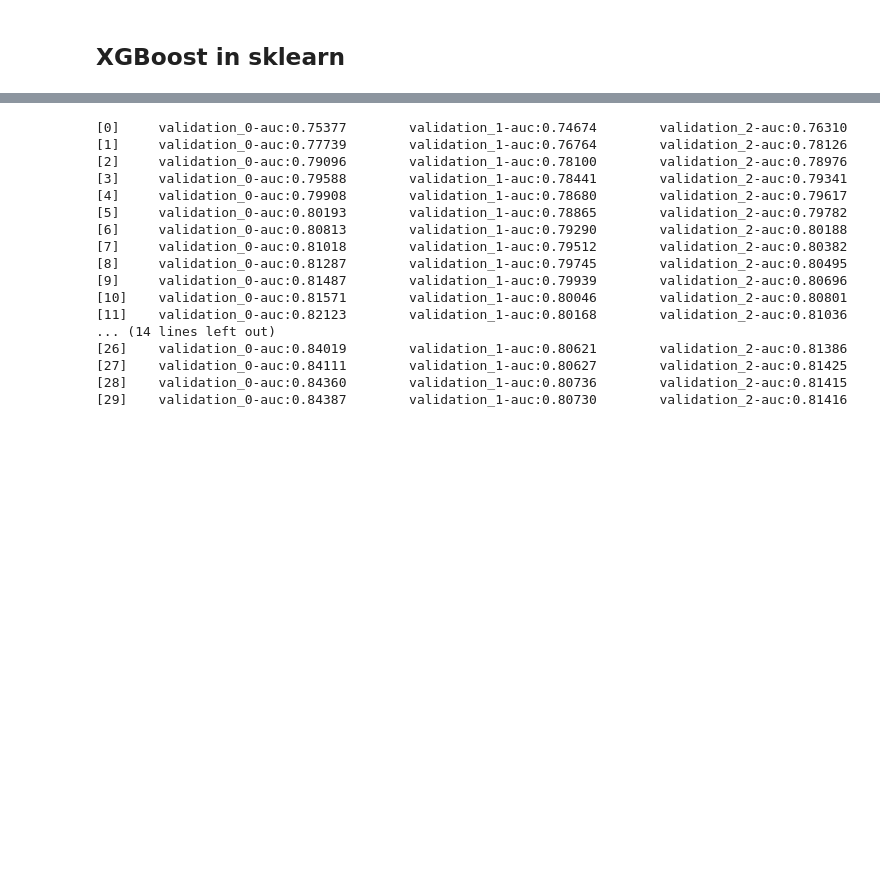
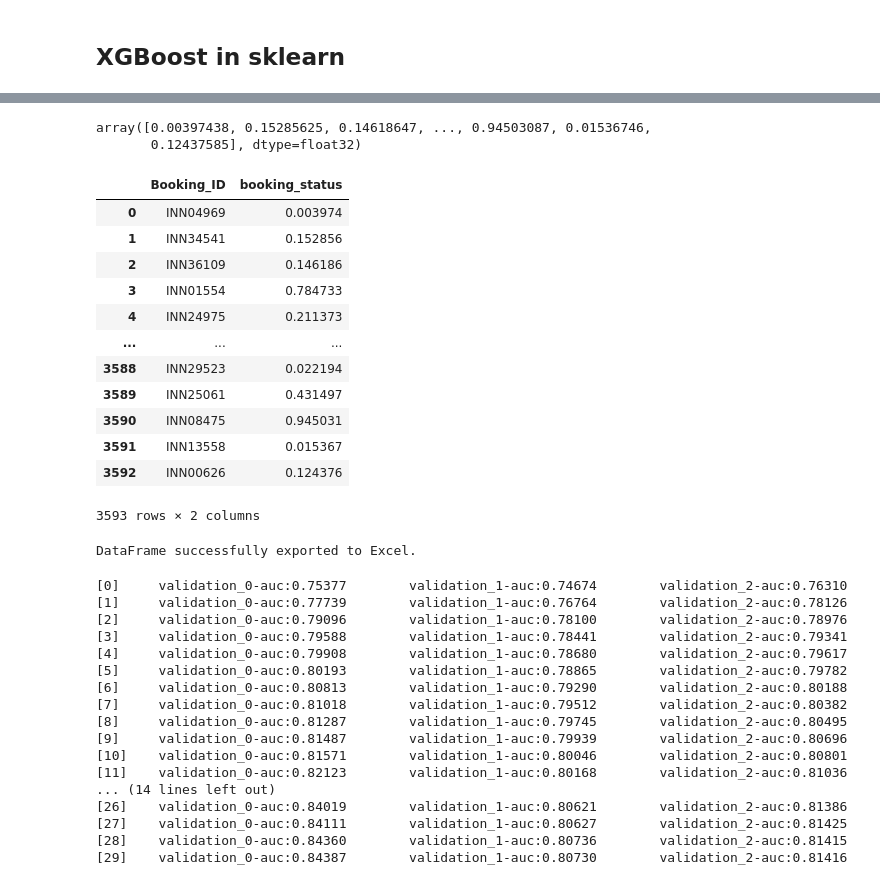
Before and after one commit to ancabenca/ds2-hw, a Jupyter notebook: Assigment1_Vojta/xgboost- modelBuilding.ipynb, the cells around one changed output, grey strips where cells are left out. Drawn from its saved outputs; the diff is of its cells as text; code cells hidden in the pictures; blank space fills up the shorter version.

```diff
--- a/Assigment1_Vojta/xgboost- modelBuilding.ipynb
+++ b/Assigment1_Vojta/xgboost- modelBuilding.ipynb
@@ -802,3 +822,29 @@ DataFrame successfully exported to Excel.
 <span style="color:red">**TO DO:** change the hyperparameters and observe performance and training</span>
 # %% [markdown]
 ## XGBoost in sklearn
+# %%
+# set best parameters to be used in XGBoost
+#Aktuálně nejlepší model na kaggle, učený bez dětí a prev_cancellations, 0.9 train, 0.1 valid a žádný test
+#'eta': 0.1, 'gamma': 1, 'max_depth': 12, 'tree_method': 'exact' určeno pomocí GridSearchCV
+booster_sklearn = xgb.XGBClassifier(
+    max_depth= 12,
+    eta= 0.1,
+    gamma= 1,
+    tree_method= 'exact',
+    objective= 'binary:logistic',
+    eval_metric= 'auc',
+    booster= 'gbtree',
+    use_label_encoder=False,
+    early_stopping_rounds=25,#acttivates early stopping
+    verbosity=1, #amount of info in printing
+)
+
+booster_sklearn.fit(
+    data[train_mask][cols_pred].values,
+    data[train_mask][col_target].astype(int).values,
+    eval_set=[
+        (data[train_mask][cols_pred].values, data[train_mask][col_target].values),
+        (data[valid_mask][cols_pred].values, data[valid_mask][col_target].values),
+    ],
+    verbose=True,
+)
@@ -805,3 +880,42 @@ DataFrame successfully exported to Excel.
+# %%
+#PREDICTION FOR SKLEARN
+dtest = xgb.DMatrix(test_data[cols_pred])
+pred_sklearn_proba = booster_sklearn.predict_proba(test_data[cols_pred])[:, 1]
+pred_sklearn_proba
+# %% [output]
+array([0.00397438, 0.15285625, 0.14618647, ..., 0.94503087, 0.01536746,
+       0.12437585], dtype=float32)
+# %%
+#MAKING DATA FRAME
+test_data_reset = test_data.reset_index()
+
+# Create a DataFrame with booking IDs and predicted probabilities
+predictions_df3 = pd.DataFrame({
+    'Booking_ID': test_data_reset['Booking_ID'],  # Assuming 'Booking_ID' is the name of the index
+    'booking_status': pred_sklearn_proba
+})
+predictions_df3
+# %% [output]
+|  | Booking_ID | booking_status |
+| 0 | INN04969 | 0.003974 |
+| 1 | INN34541 | 0.152856 |
+| 2 | INN36109 | 0.146186 |
+| 3 | INN01554 | 0.784733 |
+| 4 | INN24975 | 0.211373 |
+| ... | ... | ... |
+| 3588 | INN29523 | 0.022194 |
+| 3589 | INN25061 | 0.431497 |
+| 3590 | INN08475 | 0.945031 |
+| 3591 | INN13558 | 0.015367 |
+| 3592 | INN00626 | 0.124376 |
+3593 rows × 2 columns
+# %%
+# Export DataFrame to Excel
+predictions_df3.to_excel("predictions9.xlsx", index=False)
+
+print("DataFrame successfully exported to Excel.")
+# %% [output]
+DataFrame successfully exported to Excel.
 # %%
 booster_sklearn = xgb.XGBClassifier(
     booster='gbtree', #which booster to use
```
Also changed, not shown: parts of 17 cells of this notebook, 2 other files.
